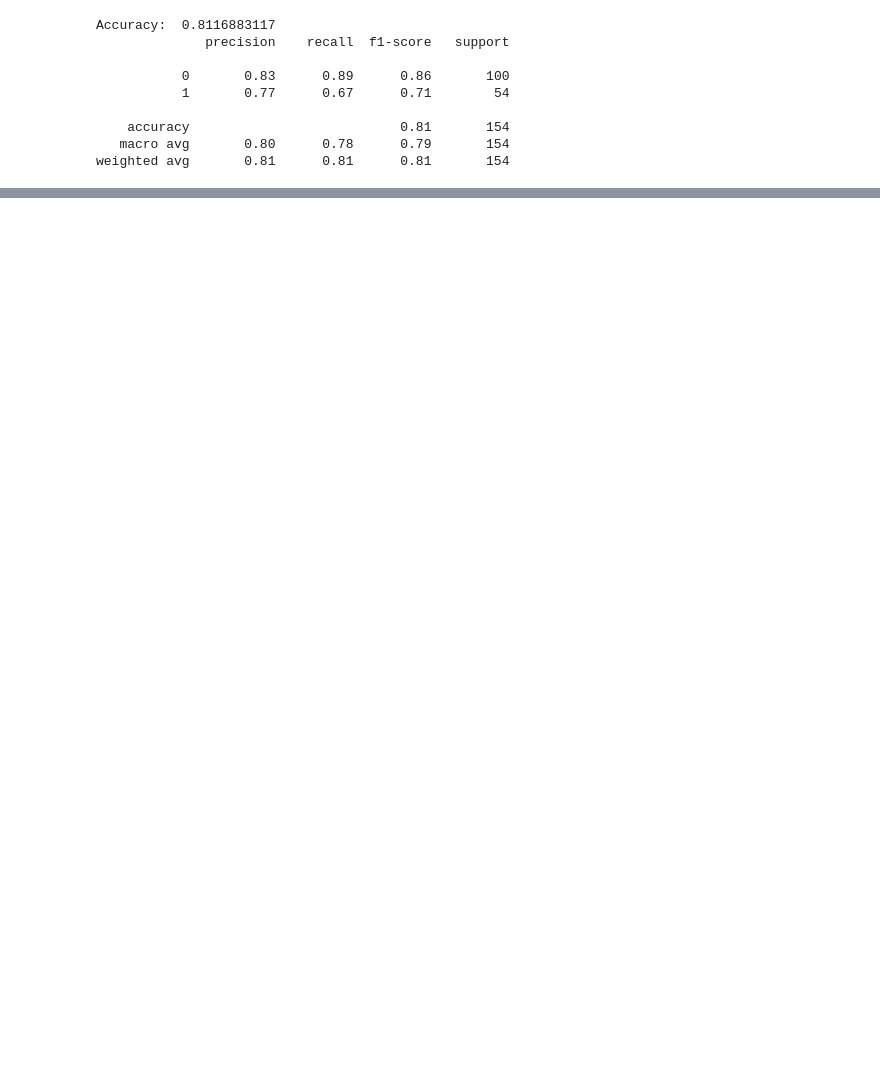
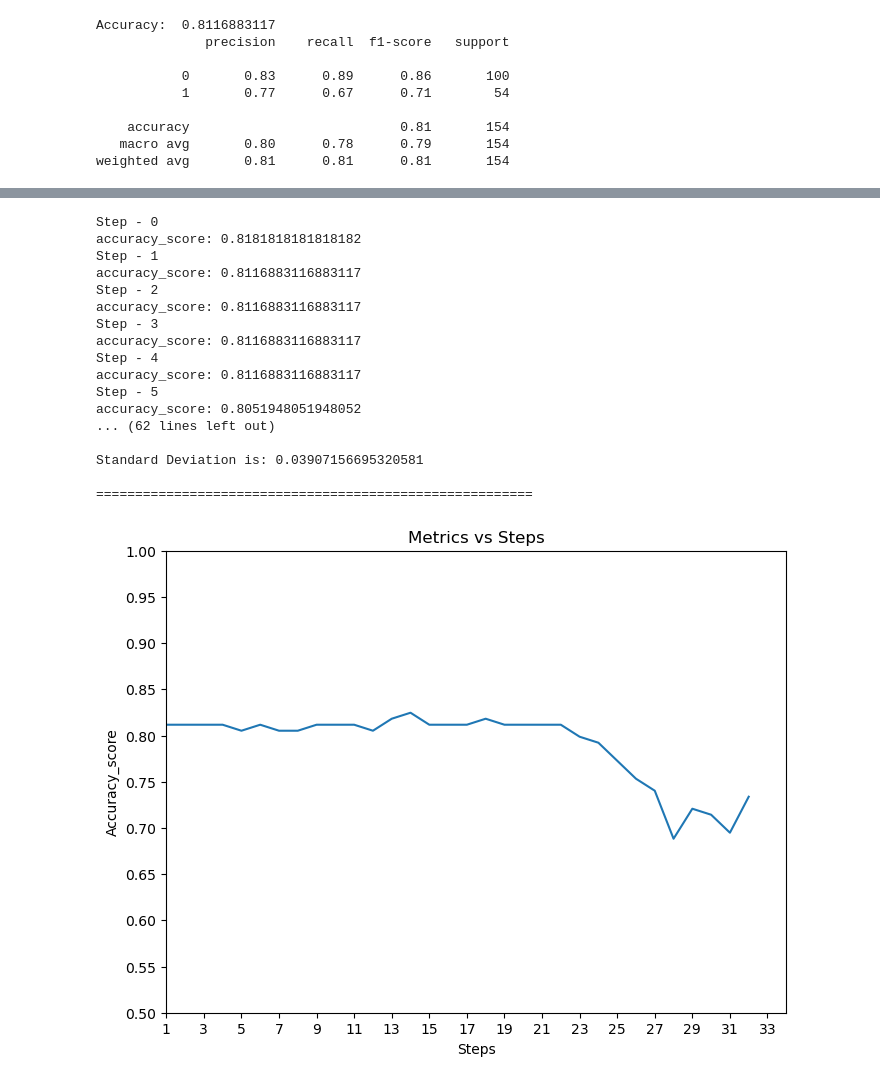
Before and after one commit to wavan2012/DS_course_Savenko_VS, a Jupyter notebook: Homework/Lesson_16/logistic_regression_diabet.ipynb, the cells around one changed output, grey strips where cells are left out. Cells and saved outputs as stored; diff of their text form; code cells hidden in the pictures; blank space fills up the shorter version.

```diff
--- a/Homework/Lesson_16/logistic_regression_diabet.ipynb
+++ b/Homework/Lesson_16/logistic_regression_diabet.ipynb
@@ -95,0 +194,22 @@ weighted avg       0.81      0.81      0.81       154
+# %%
+accuracy_out(metrics_ensamble)
+Metrics_vs_Steps(metrics_ensamble)
+# %% [output]
+Step - 0
+accuracy_score: 0.8181818181818182
+Step - 1
+accuracy_score: 0.8116883116883117
+Step - 2
+accuracy_score: 0.8116883116883117
+Step - 3
+accuracy_score: 0.8116883116883117
+Step - 4
+accuracy_score: 0.8116883116883117
+Step - 5
+accuracy_score: 0.8051948051948052
+... (62 lines left out)
+
+Standard Deviation is: 0.03907156695320581
+
+========================================================
+[figure, added]
```
Also changed, not shown: parts of 6 cells of this notebook, 4 other files.
